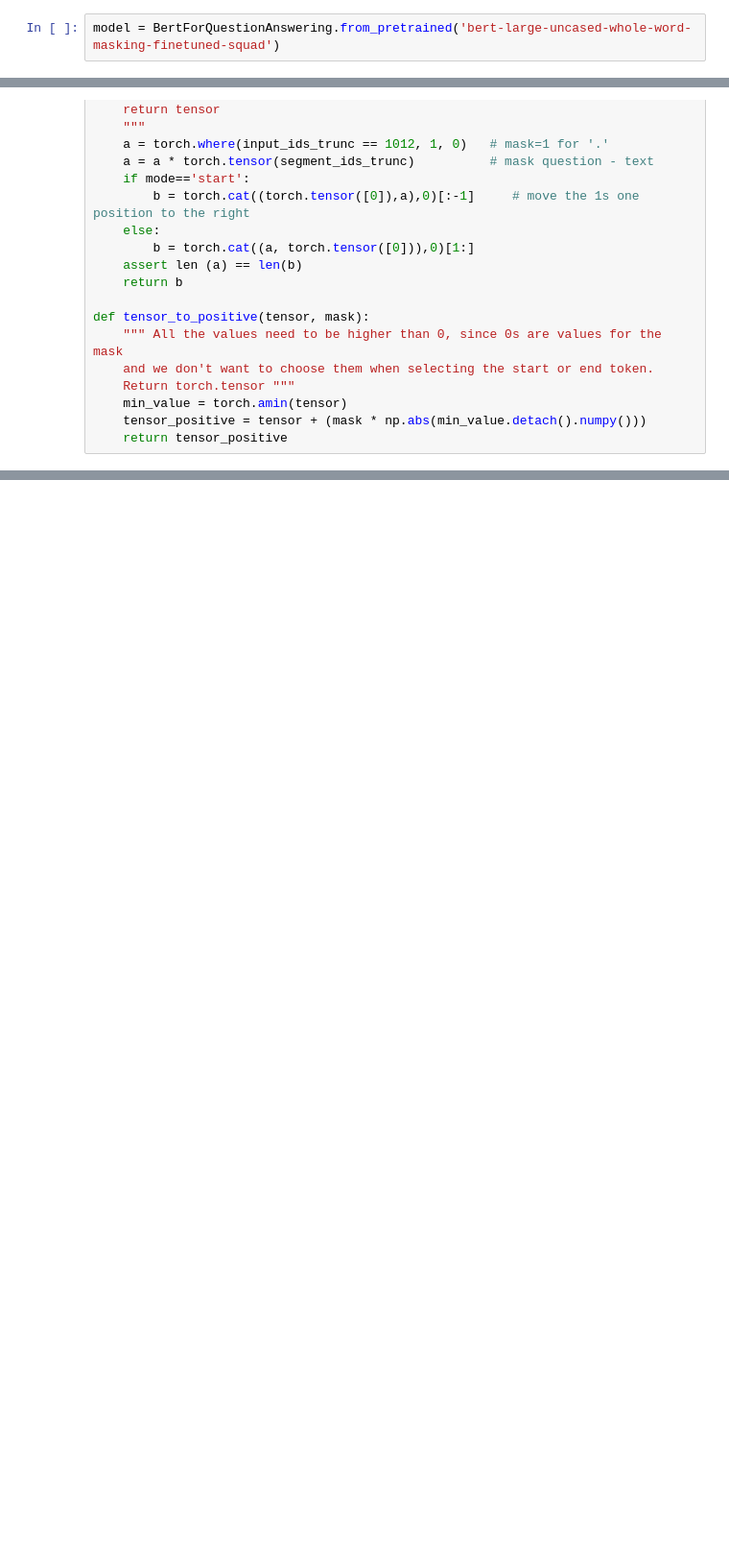
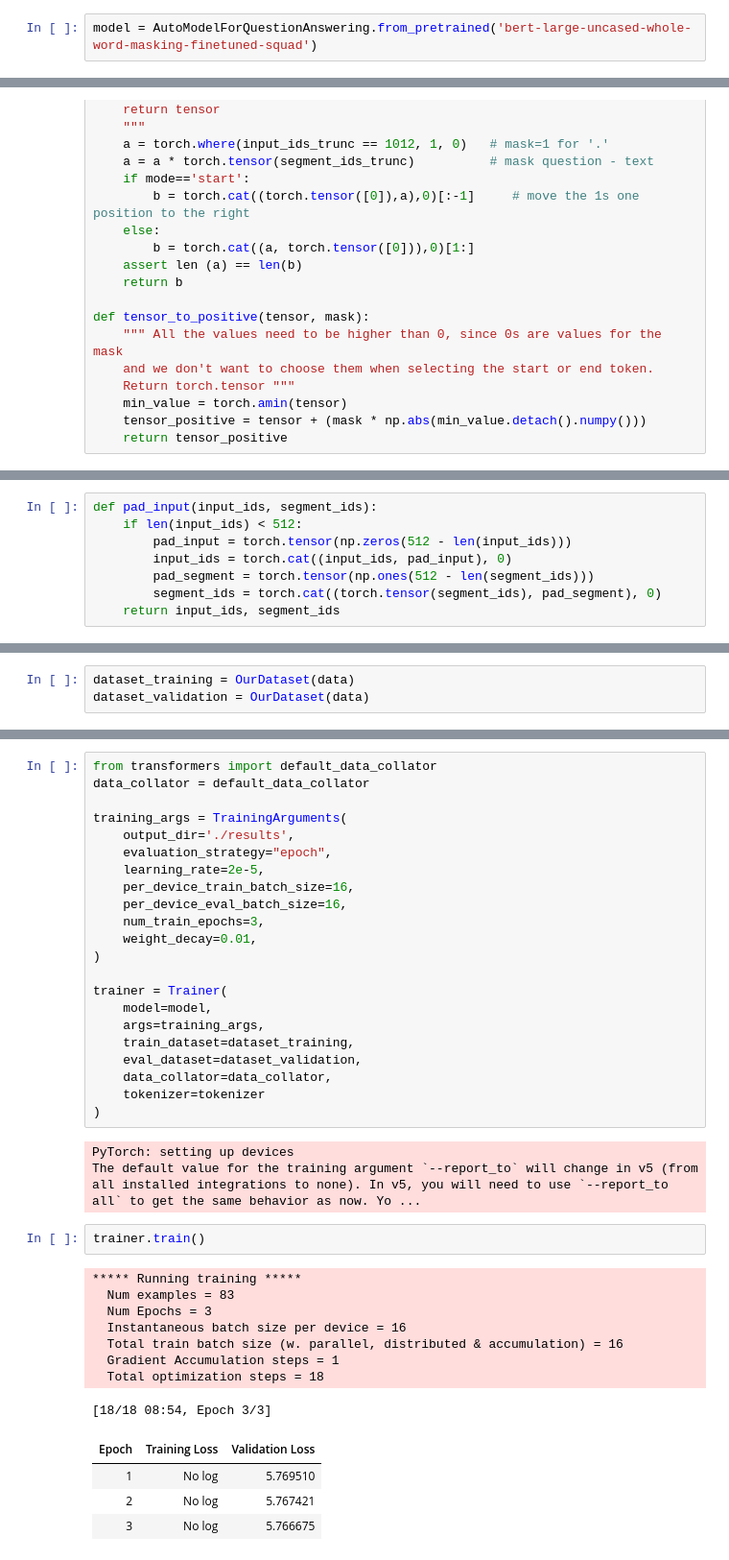
Before and after one commit to maurock/dialogue_and_narrative, a Jupyter notebook: Sliding Windows.ipynb, the cells around one changed output, grey strips where cells are left out. Shown at 96% size. Cells and saved outputs as stored; diff of their text form; blank space fills up the shorter version.

Commit message:
Trainer working

```diff
--- a/Sliding Windows.ipynb
+++ b/Sliding Windows.ipynb
@@ -226,7 +251,7 @@ for window in windows:
 # %% [markdown]
 ## Our Model - BertForQA
 # %%
-model = BertForQuestionAnswering.from_pretrained('bert-large-uncased-whole-word-masking-finetuned-squad')
+model = AutoModelForQuestionAnswering.from_pretrained('bert-large-uncased-whole-word-masking-finetuned-squad')
 # %%
 models = []
 for model_input in model_inputs:
@@ -316,0 +426,8 @@ forgetting to update address by statute , you must report a change of address to
+# %%
+def pad_input(input_ids, segment_ids):
+    if len(input_ids) < 512:
+        pad_input = torch.tensor(np.zeros(512 - len(input_ids)))
+        input_ids = torch.cat((input_ids, pad_input), 0)
+        pad_segment = torch.tensor(np.ones(512 - len(segment_ids)))
+        segment_ids = torch.cat((torch.tensor(segment_ids), pad_segment), 0)
+    return input_ids, segment_ids
@@ -316,0 +458,3 @@ forgetting to update address by statute , you must report a change of address to
+# %%
+dataset_training = OurDataset(data)
+dataset_validation = OurDataset(data)
@@ -316,0 +490,40 @@ forgetting to update address by statute , you must report a change of address to
+# %%
+from transformers import default_data_collator
+data_collator = default_data_collator
+
+training_args = TrainingArguments(
+    output_dir='./results',
+    evaluation_strategy="epoch",
+    learning_rate=2e-5,
+    per_device_train_batch_size=16,
+    per_device_eval_batch_size=16,
+    num_train_epochs=3,
+    weight_decay=0.01,
+)
+
+trainer = Trainer(
+    model=model,
+    args=training_args,
+    train_dataset=dataset_training,
+    eval_dataset=dataset_validation,
+    data_collator=data_collator,
+    tokenizer=tokenizer
+)
+# %% [output]
+PyTorch: setting up devices
+The default value for the training argument `--report_to` will change in v5 (from all installed integrations to none). In v5, you will need to use `--report_to all` to get the same behavior as now. Yo ...
+# %%
+trainer.train()
+# %% [output]
+***** Running training *****
+  Num examples = 83
+  Num Epochs = 3
+  Instantaneous batch size per device = 16
+  Total train batch size (w. parallel, distributed & accumulation) = 16
+  Gradient Accumulation steps = 1
+  Total optimization steps = 18
+[18/18 08:54, Epoch 3/3]
+| Epoch | Training Loss | Validation Loss |
+| 1 | No log | 5.769510 |
+| 2 | No log | 5.767421 |
+| 3 | No log | 5.766675 |
```
Also changed, not shown: parts of 20 cells of this notebook, 1 other file.
